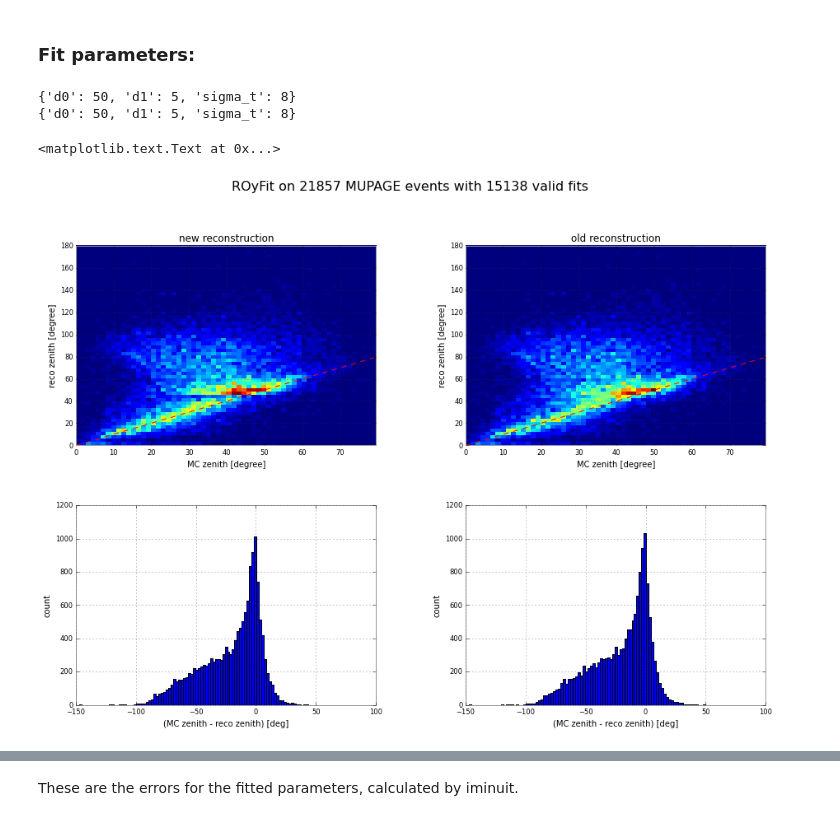
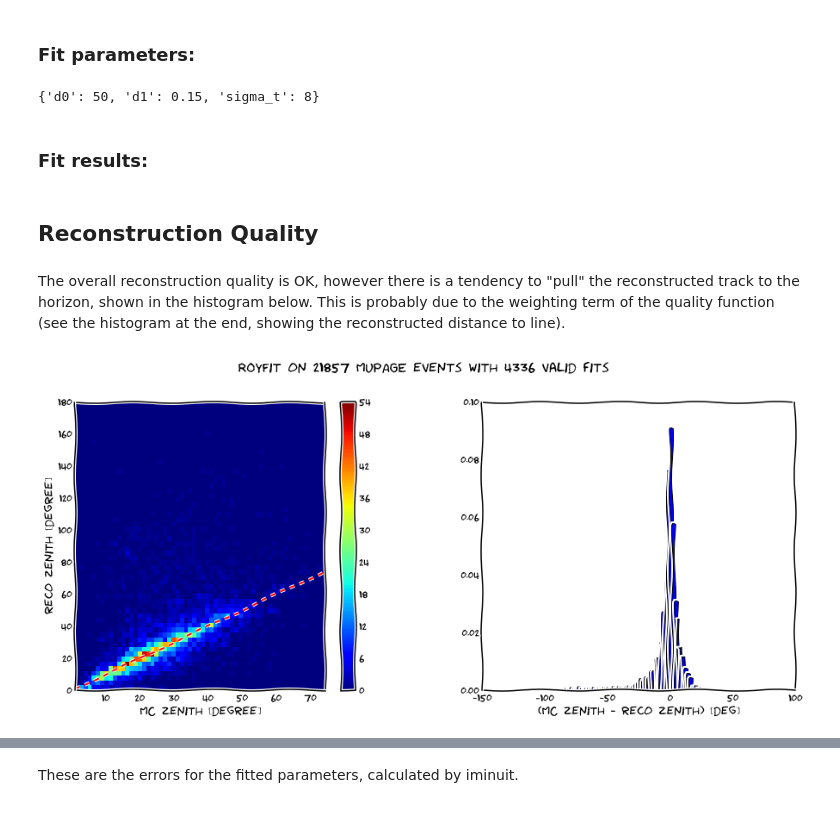
Before and after one commit to tamasgal/royfit, a Jupyter notebook: notebooks/DU-1 reco analysis.ipynb, the cells around one changed output, grey strips where cells are left out. Drawn from its saved outputs; the diff is of its cells as text; code cells hidden in the pictures.

Commit message:
Improves graphs

```diff
--- a/notebooks/DU-1 reco analysis.ipynb
+++ b/notebooks/DU-1 reco analysis.ipynb
@@ -6,20 +9,24 @@ import matplotlib.pyplot as plt
 import numpy as np
 import pickle
 from pprint import pprint
+# %%
+plt.xkcd()
+from matplotlib import rcParams
+rcParams['axes.grid'] = False
+rcParams['xtick.major.size'] = 0
+rcParams['ytick.major.size'] = 0
 # %% [markdown]
 The royfit_stats.pickle is generated by ROyFit and is pickle dump of a Python dictionary. It holds several reconstruction parameters, which can be accessed using the corresponding keys. The values are stored in a flat list keeping the original ordering.
 # %%
-with open('royfit_stats_1.pickle') as royfit_stats:
-    stats_old = pickle.load(royfit_stats)
-with open('royfit_stats_santa.pickle') as royfit_stats:
+with open('royfit_stats_firstt3hits_tot30.pickle') as royfit_stats:
     stats = pickle.load(royfit_stats)
 # %% [markdown]
 ### Fit parameters:
 # %%
 pprint(stats['fit_parameters'])
-pprint(stats_old['fit_parameters'])
 # %% [output]
-{'d0': 50, 'd1': 5, 'sigma_t': 8}
-{'d0': 50, 'd1': 5, 'sigma_t': 8}
+{'d0': 50, 'd1': 0.15, 'sigma_t': 8}
+# %% [markdown]
+### Fit results:
 # %%
 q = stats['quality_parameter']
@@ -40,33 +43,39 @@ dc_err = stats['dc_err']
 uz_err = stats['uz_err']
 zc_err = stats['zc_err']
 tc_err = stats['tc_err']
+# %% [markdown]
+## Reconstruction Quality
+# %% [markdown]
+The overall reconstruction quality is OK, however there is a tendency to "pull" the reconstructed track to the horizon, shown in the histogram below. This is probably due to the weighting term of the quality function (see the histogram at the end, showing the reconstructed distance to line).
 # %%
-fig, axes = plt.subplots(2, 2, figsize=(15, 10))
+fig, axes = plt.subplots(1, 2, figsize=(15, 6))
 
 plt.suptitle("ROyFit on {0} MUPAGE events with {1} valid fits" \
              .format(number_of_events, number_of_vaild_fits), size=16, y=1.01)
 
-axes[0][0].hist2d(mc_zenith, reco_zenith, bins=60)
-axes[0][0].set_xlabel('MC zenith [degree]')
-axes[0][0].set_ylabel('reco zenith [degree]')
+hist2d = axes[0].hist2d(mc_zenith, reco_zenith, bins=60)
+axes[0].set_xlabel('MC zenith [degree]')
+axes[0].set_ylabel('reco zenith [degree]')
 xx = np.linspace(min(mc_zenith), max(mc_zenith), 10)
-axes[0][0].plot(xx, xx, 'r--')
-axes[0][0].set_title('new reconstruction')
+axes[0].plot(xx, xx, 'r--')
 
-axes[0][1].hist2d(mc_zenith_old, reco_zenith_old, bins=60)
-axes[0][1].set_xlabel('MC zenith [degree]')
-axes[0][1].set_ylabel('reco zenith [degree]')
-xx = np.linspace(min(mc_zenith_old), max(mc_zenith_old), 10)
-axes[0][1].plot(xx, xx, 'r--')
-axes[0][1].set_title('old reconstruction')
+fig.colorbar(hist2d[3], ax=axes[0])
 
-axes[1][0].hist(ang_err, bins=100)
-axes[1][0].set_xlabel('(MC zenith - reco zenith) [deg]')
-axes[1][0].set_ylabel("count")
+#extent = [yedges[0], yedges[-1], xedges[0], xedges[-1]]
+#im = axes[0].imshow(H, cmap=plt.cm.jet, extent=extent)
+#fig.colorbar(im, ax=axes[0])
 
-axes[1][1].hist(ang_err_old, bins=100)
-axes[1][1].set_xlabel('(MC zenith - reco zenith) [deg]')
-axes[1][1].set_ylabel("count")
+axes[1].hist(ang_err, bins=100, normed=True)
+axes[1].set_xlabel('(MC zenith - reco zenith) [deg]')
+axes[1].set_ylabel("")
+
+
+
+
+mean = np.mean(ang_err)
+variance = np.var(ang_err)
+sigma = np.sqrt(variance)
+xx = np.linspace(min(ang_err), max(ang_err),100)
+#axes[1].plot(xx, mlab.normpdf(xx, mean, sigma))
 # %% [output]
-<matplotlib.text.Text at 0x...>
-[figure, old version]
+[figure, new version]
```
Also changed, not shown: parts of 16 cells of this notebook.
